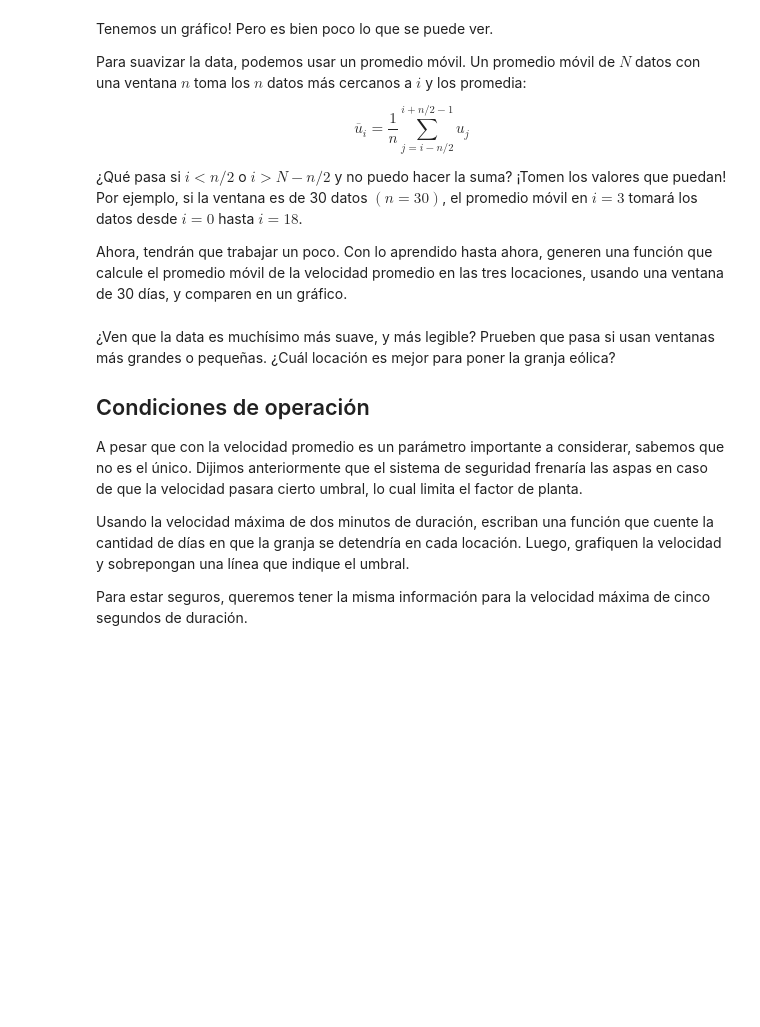
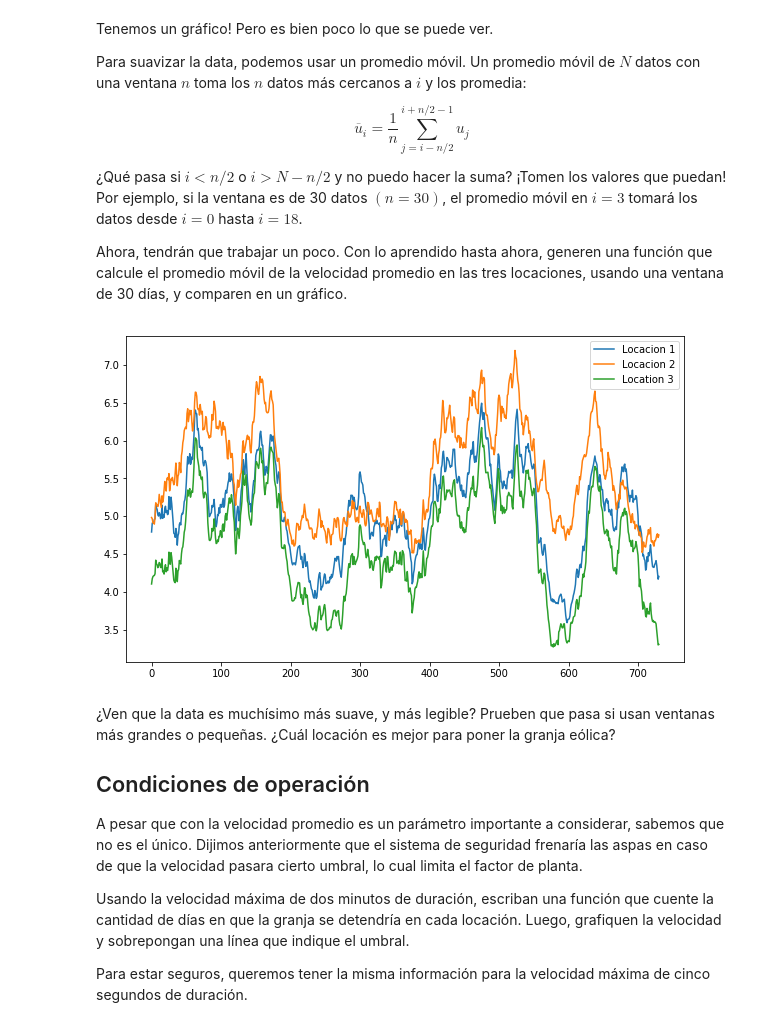
Before and after one commit to francotsf/Fundamentos-de-CFD, a Jupyter notebook: Lab_01/intro_python02.ipynb, the cells around one changed output. Cells and saved outputs as stored; diff of their text form; code cells hidden in the pictures; blank space fills up the shorter version.

```diff
--- a/Lab_01/intro_python02.ipynb
+++ b/Lab_01/intro_python02.ipynb
@@ -161,17 +168,29 @@ $$
 ¿Qué pasa si $i<n/2$ o $i>N-n/2$ y no puedo hacer la suma? ¡Tomen los valores que puedan! Por ejemplo, si la ventana es de 30 datos $(n=30)$, el promedio móvil en $i=3$ tomará los datos desde $i=0$ hasta $i=18$.
 
 Ahora, tendrán que trabajar un poco. Con lo aprendido hasta ahora, generen una función que calcule el promedio móvil de la velocidad promedio en las tres locaciones, usando una ventana de 30 días, y comparen en un gráfico.
-# %%
-#### Alumno
-# Hacer una función que calcule la media móvil y graficar
-####
-def media_movil(n,loc):
-    N=len(loc)
-    media = zeros(N)
-    for i in range(N):
-        if i<n/2:
-            for j in range(0,i+n/2):
-                media[j] +=
+# %%
+#### Alumno
+# Hacer una función que calcule la media móvil y graficar
+####
+def media_movil(n,loc):
+    N = len(loc)
+    media = numpy.zeros(N)
+    for i in range(N):
+        if i<n/2:
+            media[i] = numpy.sum(loc[0:int(i+n/2+1)])/len(loc[0:int(i+n/2+1)])
+        elif i>N-n/2:
+            media[i] = numpy.sum(loc[int(i-n/2):int(N+1)])/len(loc[int(i-n/2):int(N+1)])
+        else:
+            media[i] = numpy.sum(loc[int(i-n/2):int(i+n/2+1)])/n
+    return media
+
+plt.figure(figsize=(10,6))
+plt.plot(media_movil(30,loc_1[:,0]));
+plt.plot(media_movil(30,loc_2[:,0]));
+plt.plot(media_movil(30,loc_3[:,0]))
+plt.legend(["Locacion 1","Locacion 2","Location 3"]);
+# %% [output]
+[figure, added]
 # %% [markdown]
 ¿Ven que la data es muchísimo más suave, y más legible? Prueben que pasa si usan ventanas más grandes o pequeñas. ¿Cuál locación es mejor para poner la granja eólica?
 
```
Also changed, not shown: parts of 3 cells of this notebook.
